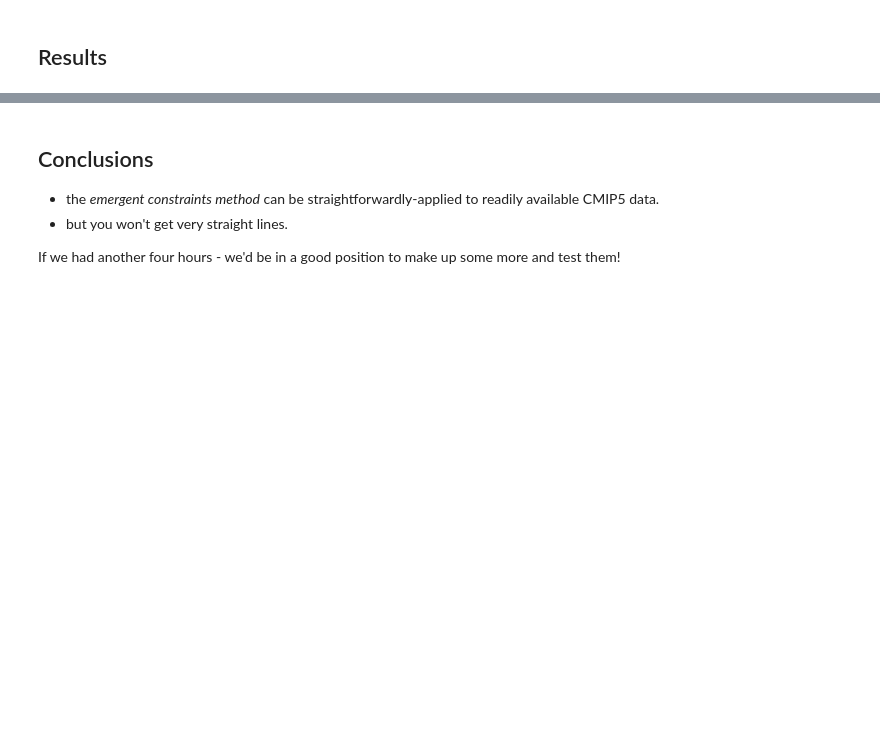
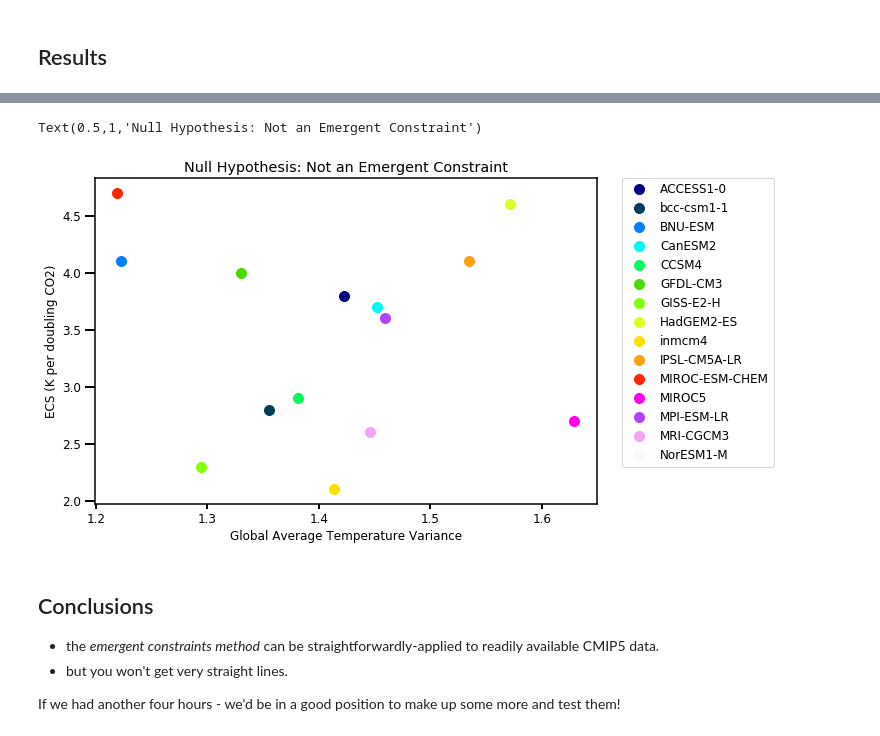
Before and after one commit to Loljaca/Emergent_Constraints, a Jupyter notebook: ExampleCMIPData.ipynb, the cells around one changed output, grey strips where cells are left out. Saved outputs shown, nothing was run; the diff lists cells and outputs as text; code cells hidden in the pictures; blank space fills up the shorter version.

Commit message:
Added null hypothesis

```diff
--- a/ExampleCMIPData.ipynb
+++ b/ExampleCMIPData.ipynb
@@ -88,7 +88,9 @@ labels = ['ACCESS1-0','bcc-csm1-1','BNU-ESM','CanESM2','CCSM4', 'GFDL-CM3',
     'MIROC5', 'MPI-ESM-LR','MRI-CGCM3', 'NorESM1-M']
 cs =  [3.8, 2.8, 4.1, 3.7, 2.9,
        4.0, 2.3, 4.6, 2.1, 4.1, 4.7, 2.7, 3.6, 2.6,  2.8]
+
 fast_variable = np.zeros(len(data_names))
+dummy_fast = np.zeros(len(data_names))
 # %%
 # Script for correct averaging of lat-lon gridded data.
 def grid_areas(ds):
@@ -171,3 +173,24 @@ plt.legend(ncol=2, bbox_to_anchor=(1.05, 1), loc=2, borderaxespad=0.);
+# %%
+for i in range(len(data_names)):
+    data_path = Path('/Users/g/Documents/CMIP5/'); files = sorted(data_path.glob(data_names[i]));
+    data = [nc.Dataset(f) for f in files]; temperatures = np.concatenate([d['tas'][:] for d in data])
+
+    #Calculate the global averate temperature
+    temp_time = np.sum(temperatures * grid_areas(data[0]), axis=(1,2))
+
+    # Calculate the observable - unforced variability
+    dummy_fast[i] = np.std(temp_time)
+# %%
+for i in range(len(data_names)):
+    plt.plot(dummy_fast[i],cs[i], color = colors[i], marker = '.', markersize = 20, linestyle = 'none', label = labels[i] )
+plt.ylabel('ECS (K per doubling CO2)')
+plt.xlabel('Global Average Temperature Variance')
+plt.legend(ncol=1, bbox_to_anchor=(1.05, 1), loc=2, borderaxespad=0.);
+
+plt.title('Null Hypothesis: Not an Emergent Constraint')
+# %% [output]
+Text(0.5,1,'Null Hypothesis: Not an Emergent Constraint')
+[figure, added]
 # %% [markdown]
 ## Conclusions
 
```
Also changed, not shown: parts of 8 cells of this notebook.
